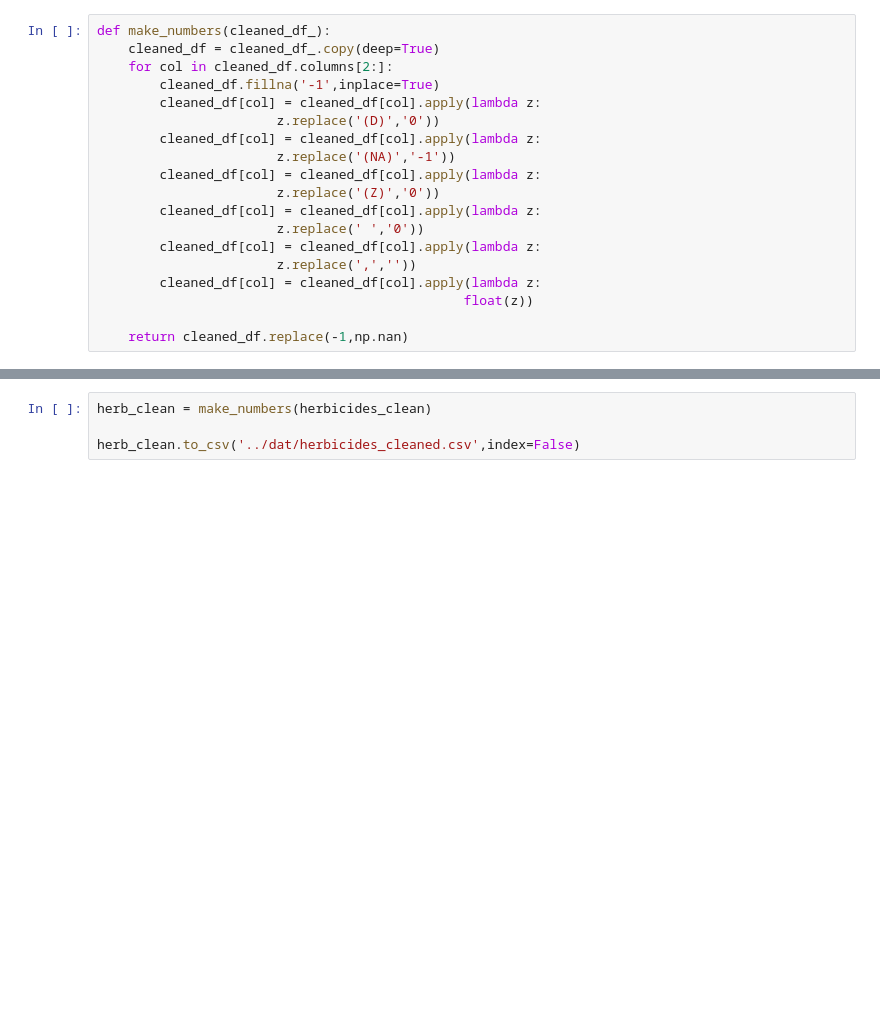
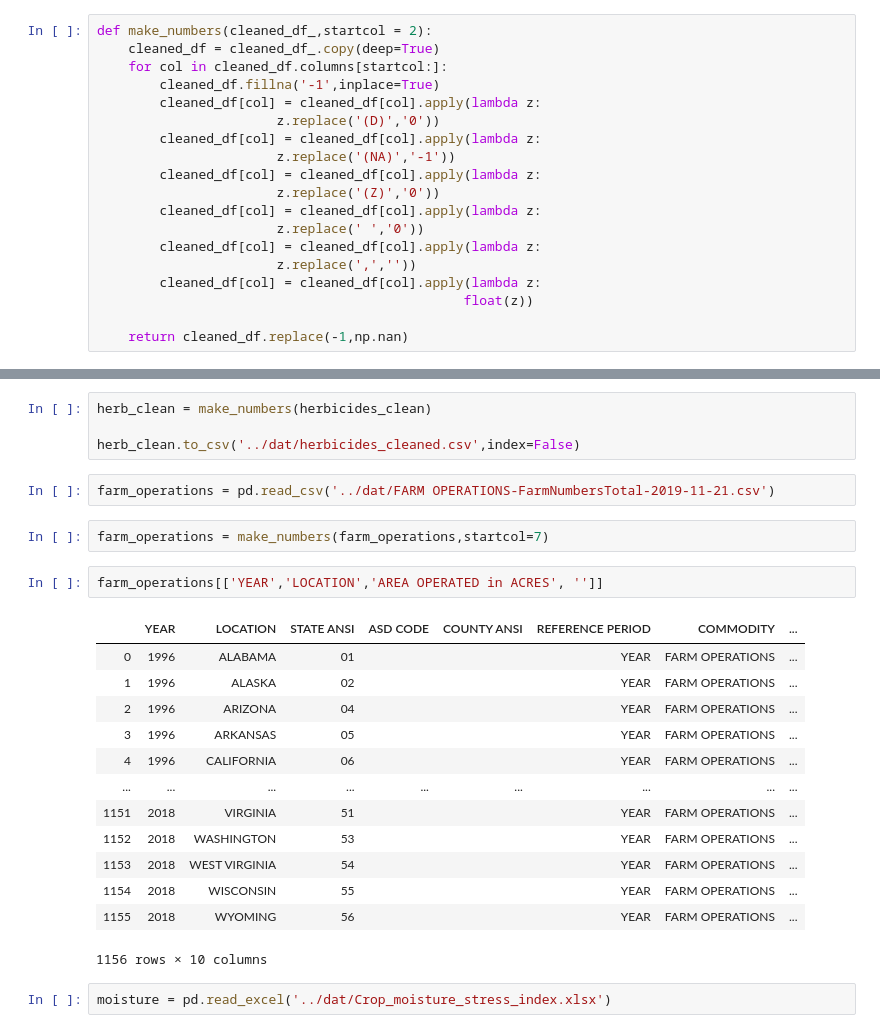
Before and after one commit to nkasmanoff/Soybean-Forecasting, a Jupyter notebook: NOAH/Notebooks/2 Add Panel Features .ipynb, the cells around one changed output, grey strips where cells are left out. Cells and saved outputs as stored; diff of their text form; blank space fills up the shorter version.

```diff
--- a/NOAH/Notebooks/2 Add Panel Features .ipynb
+++ b/NOAH/Notebooks/2 Add Panel Features .ipynb
@@ -169,9 +178,9 @@ See the caveats in the documentation: http://pandas.pydata.org/pandas-docs/stabl
 # %% [markdown]
 # Now that all the environmental information is loaded in, as promised, here's how I'd now convert each of their recorded applications and treatment features first all into numbers.
 # %%
-def make_numbers(cleaned_df_):
+def make_numbers(cleaned_df_,startcol = 2):
     cleaned_df = cleaned_df_.copy(deep=True)
-    for col in cleaned_df.columns[2:]:
+    for col in cleaned_df.columns[startcol:]:
         cleaned_df.fillna('-1',inplace=True)
         cleaned_df[col] = cleaned_df[col].apply(lambda z:
                        z.replace('(D)','0'))
@@ -203,3 +212,25 @@ fert_clean.to_csv('../dat/fertilizers_cleaned.csv',index=False)
 herb_clean = make_numbers(herbicides_clean)
 
 herb_clean.to_csv('../dat/herbicides_cleaned.csv',index=False)
+# %%
+farm_operations = pd.read_csv('../dat/FARM OPERATIONS-FarmNumbersTotal-2019-11-21.csv')
+# %%
+farm_operations = make_numbers(farm_operations,startcol=7)
+# %%
+farm_operations[['YEAR','LOCATION','AREA OPERATED in ACRES', '']]
+# %% [output]
+|  | YEAR | LOCATION | STATE ANSI | ASD CODE | COUNTY ANSI | REFERENCE PERIOD | COMMODITY | ... |
+| 0 | 1996 | ALABAMA | 01 |  |  | YEAR | FARM OPERATIONS | ... |
+| 1 | 1996 | ALASKA | 02 |  |  | YEAR | FARM OPERATIONS | ... |
+| 2 | 1996 | ARIZONA | 04 |  |  | YEAR | FARM OPERATIONS | ... |
+| 3 | 1996 | ARKANSAS | 05 |  |  | YEAR | FARM OPERATIONS | ... |
+| 4 | 1996 | CALIFORNIA | 06 |  |  | YEAR | FARM OPERATIONS | ... |
+| ... | ... | ... | ... | ... | ... | ... | ... | ... |
+| 1151 | 2018 | VIRGINIA | 51 |  |  | YEAR | FARM OPERATIONS | ... |
+| 1152 | 2018 | WASHINGTON | 53 |  |  | YEAR | FARM OPERATIONS | ... |
+| 1153 | 2018 | WEST VIRGINIA | 54 |  |  | YEAR | FARM OPERATIONS | ... |
+| 1154 | 2018 | WISCONSIN | 55 |  |  | YEAR | FARM OPERATIONS | ... |
+| 1155 | 2018 | WYOMING | 56 |  |  | YEAR | FARM OPERATIONS | ... |
+1156 rows × 10 columns
+# %%
+moisture = pd.read_excel('../dat/Crop_moisture_stress_index.xlsx')
```
Also changed, not shown: parts of 3 cells of this notebook, 4 other files.
